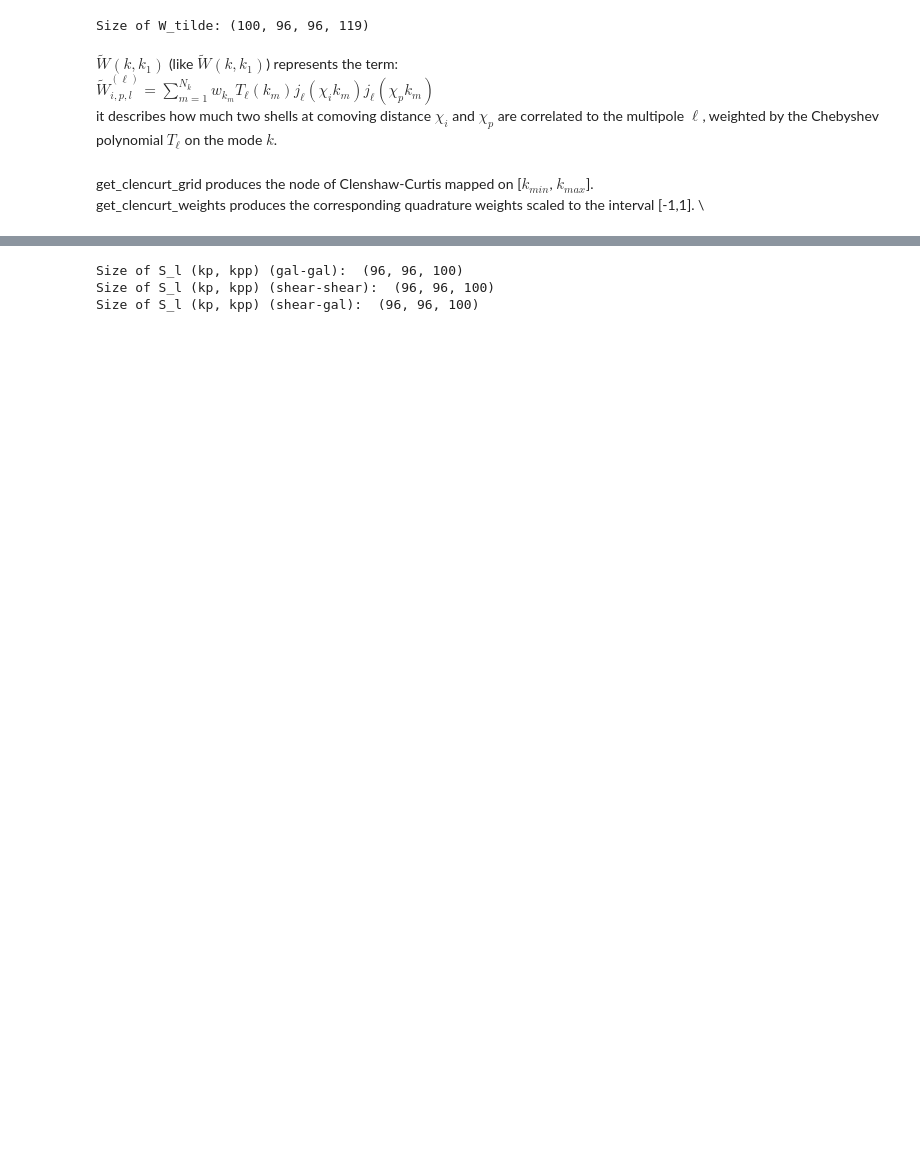
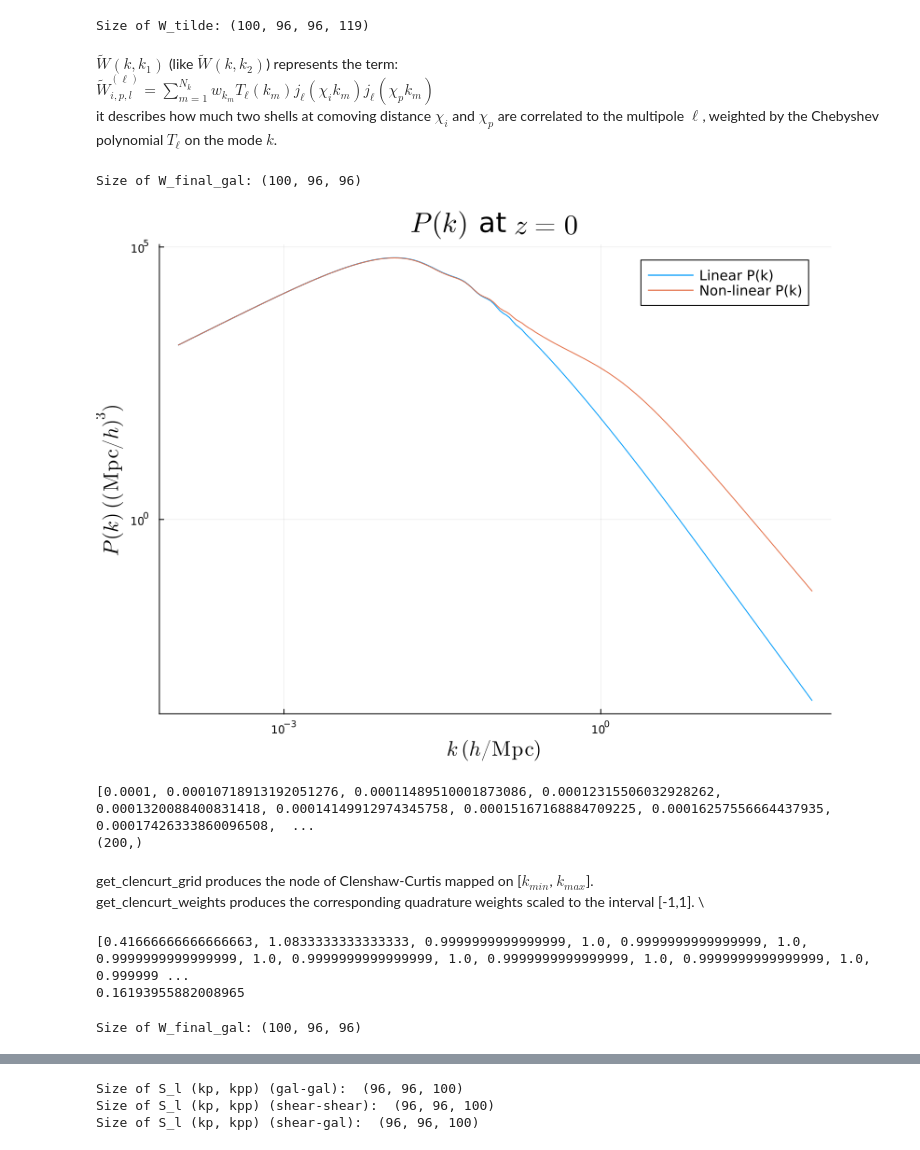
Before and after one commit to anvi-git/3D_Angular_Power_Spectrum, a Jupyter notebook: notebooks/beyond_BLAST.ipynb, the cells around one changed output, grey strips where cells are left out. Cells and saved outputs as stored; diff of their text form; code cells hidden in the pictures; blank space fills up the shorter version.

```diff
--- a/notebooks/beyond_BLAST.ipynb
+++ b/notebooks/beyond_BLAST.ipynb
@@ -182,7 +202,7 @@ println("Size of W_tilde: ", size(W_tilde))
 # %% [output]
 Size of W_tilde: (100, 96, 96, 119)
 # %% [markdown]
-$\tilde W(k,k_1)$ (like $\tilde W(k,k_1)$) represents the term: \
+$\tilde W(k,k_1)$ (like $\tilde W(k,k_2)$) represents the term: \
 $\tilde W_{i,p,l}^{(\ell)} = \sum_{m=1}^{N_k} w_{k_m} T_{\ell}(k_m) j_{\ell}(\chi_i k_m) j_{\ell}(\chi_p k_m) $ \
 it describes how much two shells at comoving distance $\chi_i$ and $\chi_p$ are correlated to the multipole $\ell$, weighted by the Chebyshev polynomial $T_{\ell}$ on the mode $k$.
 # %%
@@ -191,4 +211,8 @@ it describes how much two shells at comoving distance $\chi_i$ and $\chi_p$ are
 # %%
 @tullio W_final_gal[i, j, k] := W_tilde[i, j, k, l] * cheb_coeff_gal[l];
 @tullio W_final_shear[i, j, k] := W_tilde[i, j, k, l] * cheb_coeff_shear[l];
+# %%
+println("Size of W_final_gal: ", size(W_final_gal))
+# %% [output]
+Size of W_final_gal: (100, 96, 96)
 # %%
@@ -207,47 +231,55 @@ z = pk_dict["z"];
 # println("Dimension of Pknonlin: ", size(Pknonlin)[1])
 
 #Interpolating the power spectrum
 #Linear P(k)
 # y has the same length as k, and is a logarithmic range from log10(first(k)) to log10(last(k))
 y = LinRange(log10(first(k)),log10(last(k)), length(k))
 # x has the same length as z, and is a linear range from first(z) to last(z)
 x = LinRange(first(z), last(z), length(z))
 
 # this creates an interpolation of the linear P(k) data.
 # the interpolatio is in log space because P(k) changes by many order or magnitude
 InterpPmm = Interpolations.interpolate(log10.(Pklin),BSpline(Cubic(Line(OnGrid()))))
 # this scales the interpolation to the x and y ranges defined above,
 # so that we can evaluate it at any (z, log10(k)) within those ranges
 InterpPmm = scale(InterpPmm, (x, y))
 # this allows us to extrapolate the interpolation outside of the defined x and y ranges
 InterpPmm = Interpolations.extrapolate(InterpPmm, Line())
 
 #Non-linear P(k) - similar to the linear P(k)
 y = LinRange(log10(first(k)),log10(last(k)), length(k))
 x = LinRange(first(z), last(z), length(z))
 InterpPmm_nl = Interpolations.interpolate(log10.(Pknonlin),BSpline(Cubic(Line(OnGrid()))))
 InterpPmm_nl = scale(InterpPmm_nl, x, y)
 InterpPmm_nl = Interpolations.extrapolate(InterpPmm_nl, Line())
 
 #Callables: these functions take in k, χ1, and χ2,
 # and return the square root of the product of the P(k) evaluated at those points.
 power_spectrum(k, χ1, χ2) = @. sqrt(10^InterpPmm(z_of_χ(χ1),log10(k)) * 10^InterpPmm(z_of_χ(χ2),log10(k)))
 power_spectrum_nl(k, χ1, χ2) = @. sqrt(10^InterpPmm_nl(z_of_χ(χ1),log10(k)) * 10^InterpPmm_nl(z_of_χ(χ2),log10(k)));
 
-# plot(k, power_spectrum.(k, 1000.0, 1000.0),
-#      label="Linear P(k)",
-#      xscale=:log10,
-#      yscale=:log10,
-#      title=L"$P(k)$ at $z=0$", titlefontsize=20,
-#      xlabel=L"$k \; (h/\mathrm{Mpc})$",
-#      ylabel=L"$P(k) \; ((\mathrm{Mpc}/h)^3)$",
-#      labelfontsize=15)
-# plot!(k, power_spectrum_nl.(k, 1000.0, 1000.0),
-#       label="Non-linear P(k)",
-#       xscale=:log10,
-#       yscale=:log10,
-#       size=(800,600),
-#       legendfontsize=10)
+plot(k, power_spectrum.(k, 1000.0, 1000.0),
+     label="Linear P(k)",
+     xscale=:log10,
+     yscale=:log10,
+     title=L"$P(k)$ at $z=0$", titlefontsize=20,
+     xlabel=L"$k \; (h/\mathrm{Mpc})$",
+     ylabel=L"$P(k) \; ((\mathrm{Mpc}/h)^3)$",
+     labelfontsize=15)
+plot!(k, power_spectrum_nl.(k, 1000.0, 1000.0),
+      label="Non-linear P(k)",
+      xscale=:log10,
+      yscale=:log10,
+      size=(800,600),
+      legendfontsize=10)
+# %% [output]
+[figure, added]
+# %%
+println(k)
+println(size(k))
+# %% [output]
+[0.0001, 0.00010718913192051276, 0.00011489510001873086, 0.00012315506032928262, 0.0001320088400831418, 0.00014149912974345758, 0.00015167168884709225, 0.00016257556664437935, 0.00017426333860096508,  ...
+(200,)
 # %% [markdown]
 get_clencurt_grid produces the node of Clenshaw-Curtis mapped on [$k_{min}$, $k_{max}$]. \
 get_clencurt_weights produces the corresponding quadrature weights scaled to the interval [-1,1]. \
@@ -256,6 +288,17 @@ Nz = n_chi
 k_grid = Blast.get_clencurt_grid(kmin, kmax, Nz)
 kp_grid = Blast.get_clencurt_grid(kmin, kmax, Nz)
 kpp_grid = Blast.get_clencurt_grid(kmin, kmax, Nz)
-w_k = Blast.get_clencurt_weights(kmin, kmax, Nz)
+#w_k = Blast.get_clencurt_weights(kmin, kmax, Nz)
+w_k = Blast.simpson_weight_array(Nz)
+Δk = ((maximum(k_grid)-minimum(k_grid))/(Nz-1))
 w_kp = Blast.get_clencurt_weights(kmin, kmax, Nz)
-w_kpp = Blast.get_clencurt_weights(kmin, kmax, Nz);
+w_kpp = Blast.get_clencurt_weights(kmin, kmax, Nz)
+println(w_k)
+println(Δk)
+# %% [output]
+[0.41666666666666663, 1.0833333333333333, 0.9999999999999999, 1.0, 0.9999999999999999, 1.0, 0.9999999999999999, 1.0, 0.9999999999999999, 1.0, 0.9999999999999999, 1.0, 0.9999999999999999, 1.0, 0.999999 ...
+0.16193955882008965
+# %%
+println("Size of W_final_gal: ", size(W_final_gal))
+# %% [output]
+Size of W_final_gal: (100, 96, 96)
```
Also changed, not shown: parts of 23 cells of this notebook, 3 other files.
